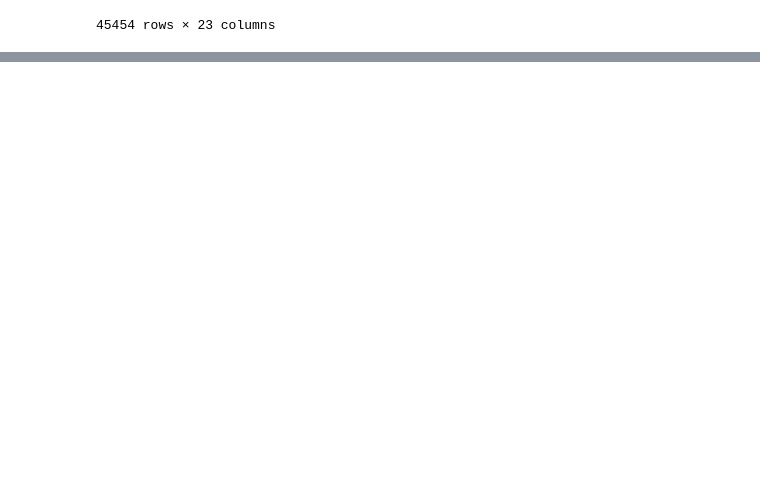
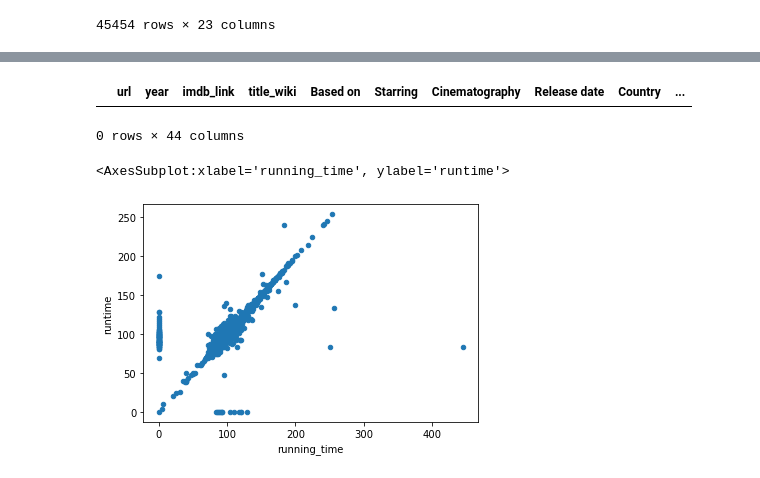
Before and after one commit to gforce2332/Movies-ETL, a Jupyter notebook: Wikipedia_Kaggle.ipynb, the cells around one changed output, grey strips where cells are left out. Cells and saved outputs as stored; diff of their text form; code cells hidden in the pictures; blank space fills up the shorter version.

Commit message:
Clean Transform and Merge Data

```diff
--- a/Wikipedia_Kaggle.ipynb
+++ b/Wikipedia_Kaggle.ipynb
@@ -824,0 +833,12 @@ kaggle_metadata
+# %%
+# Create a Boolean column and assign it back to 'video'
+kaggle_metadata['video'] = kaggle_metadata['video'] == 'True'
+# %%
+# Use the to_numeric() method to convert into numeric columns
+# Set the errors argument to 'raise' so we'll know if there are any data that cannot be converted
+kaggle_metadata['budget'] = kaggle_metadata['budget'].astype(int)
+kaggle_metadata['id'] = pd.to_numeric(kaggle_metadata['id'], errors='raise')
+kaggle_metadata['popularity'] = pd.to_numeric(kaggle_metadata['popularity'], errors='raise')
+# %%
+# Convert release_data to datetime
+kaggle_metadata['release_date'] = pd.to_datetime(kaggle_metadata['release_date'])
@@ -824,0 +898,6 @@ kaggle_metadata
+# %%
+# Merge Wikipedia and Kaggle data
+# Print out a list of columns so that we can identify which ones are redundant
+# Use the suffix parameter to make it easier to identify which table each column came frome
+movies_df = pd.merge(wiki_movies_df,  kaggle_metadata, on='imdb_id', suffixes=['_wiki', '_kaggle'])
+movies_df.head()
@@ -824,0 +958,20 @@ kaggle_metadata
+# %%
+# Since the Kaggle titles look more consistent, we'll use those. Check to see that there aren't any missing titles.
+movies_df[(movies_df['title_kaggle'] == '') | (movies_df['title_kaggle'].isnull())]
+
+# Since no titles are missing, we can drop the Wikipedia title. For now, we will only note the resolution in the chart
+# %% [output]
+|  | url | year | imdb_link | title_wiki | Based on | Starring | Cinematography | Release date | Country | ... |
+0 rows × 44 columns
+# %%
+# Runtime
+# Compare running_time and runtime with a scatter plot. If the two columns are the same, then we will get a perfectly straight line.
+# Scatter plots do not show null values, so we will need to fill missing values with zeros
+movies_df.fillna(0).plot(x='running_time', y='runtime', kind='scatter')
+
+# Notice that there are more data points on the origin of the Y axis than on the origin of the X axis.
+# This means that there are more missing entries in the Wikipedia data. It also seems like Wikipedia data has some outliers
+# Although there are some gaps in the data for Kaggle, we can fill them with the Wikipedia data.
+# %% [output]
+<AxesSubplot:xlabel='running_time', ylabel='runtime'>
+[figure, added]
```
Also changed, not shown: parts of 41 cells of this notebook.
